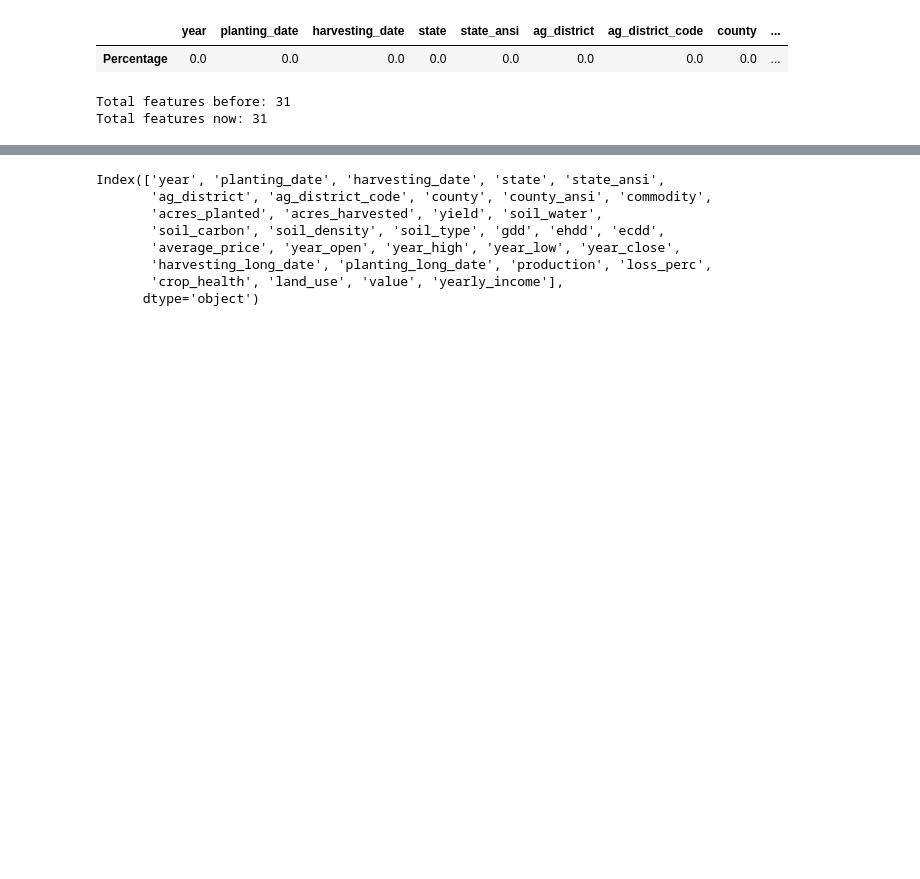
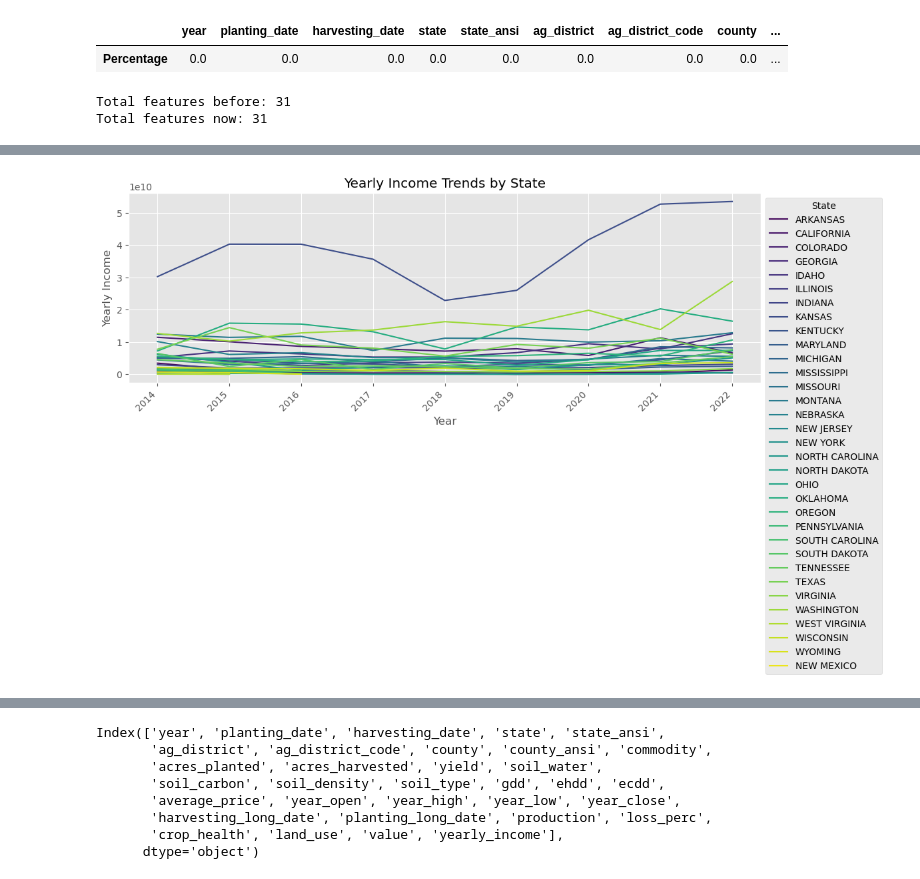
Before and after one commit to abdeleatifi/predict_farm_performance, a Jupyter notebook: Farm_Clustring_EDA.ipynb, the cells around one changed output, grey strips where cells are left out. Drawn from its saved outputs; the diff is of its cells as text; code cells hidden in the pictures; blank space fills up the shorter version.

```diff
--- a/Farm_Clustring_EDA.ipynb
+++ b/Farm_Clustring_EDA.ipynb
@@ -257,0 +323,20 @@ Total features now: 31
+# %%
+# Group the data by year and state, and calculate the mean yearly income for each combination
+yearly_income_by_state = df_merged.groupby(['year', 'state'])['yearly_income'].sum().reset_index()
+
+# Plot the line graph
+plt.figure(figsize=(12, 6))
+sns.lineplot(x='year', y='yearly_income', hue='state', data=yearly_income_by_state, palette='viridis')
+
+# Customize the plot
+plt.title('Yearly Income Trends by State')
+plt.xlabel('Year')
+plt.ylabel('Yearly Income')
+plt.legend(title='State', bbox_to_anchor=(1, 1), loc='upper left')
+plt.xticks(rotation=45, ha='right')
+
+# Show the plot
+plt.tight_layout()
+plt.show()
+# %% [output]
+[figure, added]
```
Also changed, not shown: parts of 31 cells of this notebook, 4 other files.
